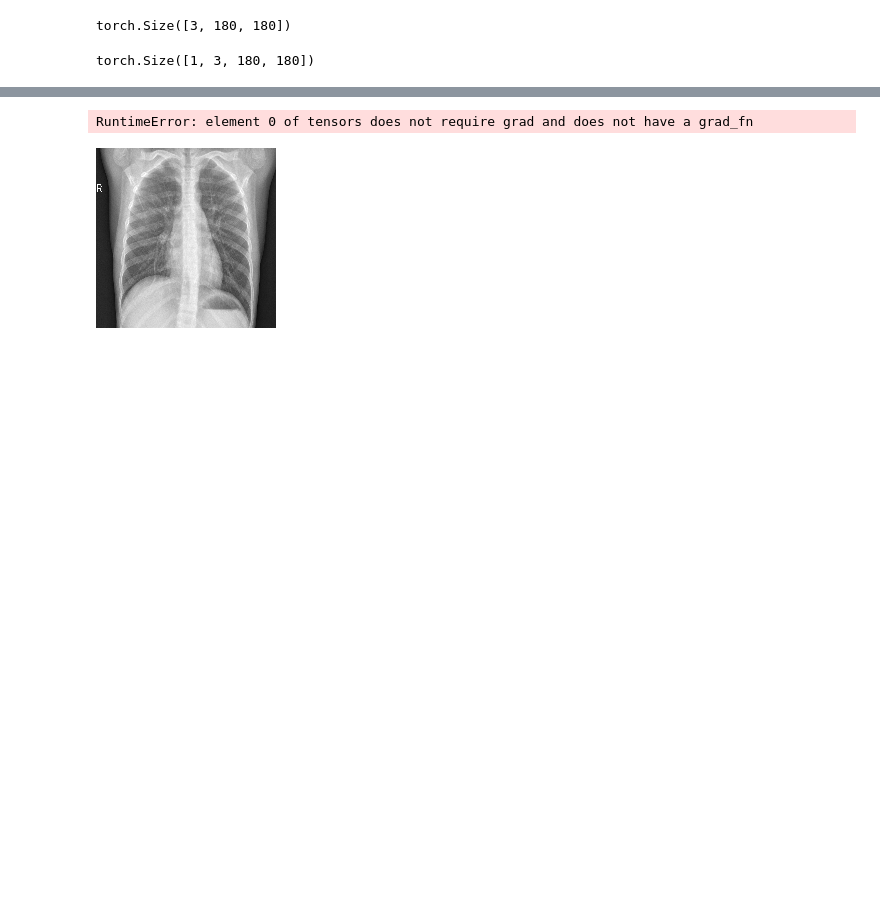
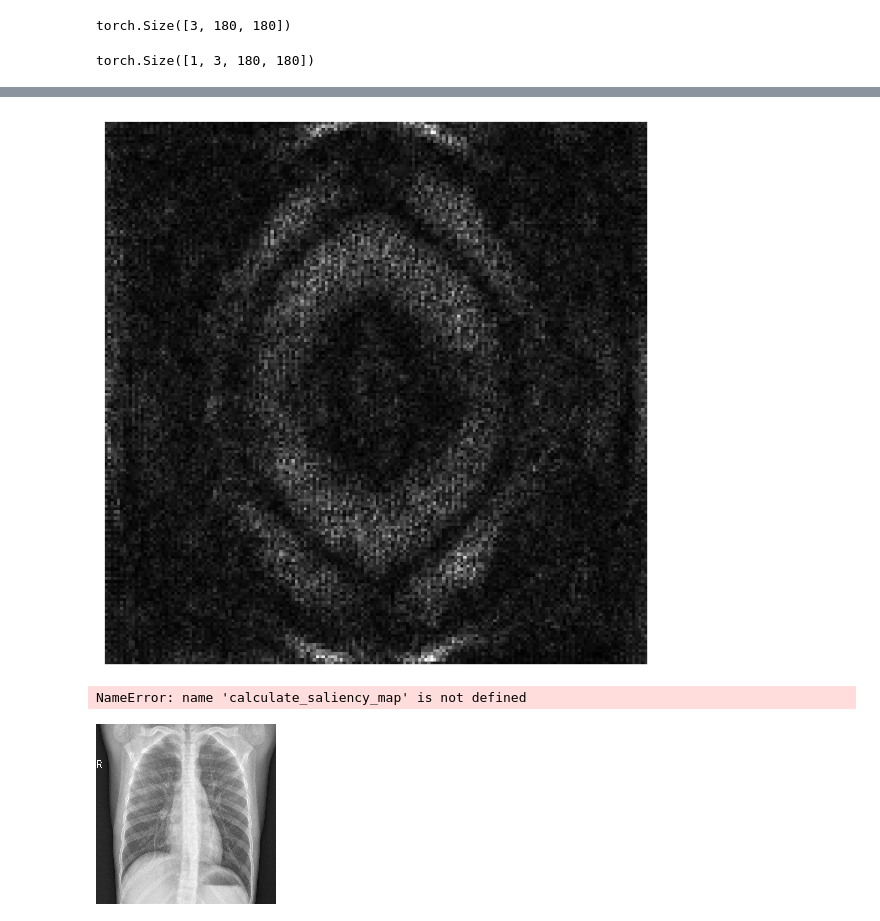
Before and after one commit to dissgod99/Chest-XRay-CNN-Project, a Jupyter notebook: notebook_test.ipynb, the cells around one changed output, grey strips where cells are left out. Saved outputs shown, nothing was run; the diff lists cells and outputs as text; code cells hidden in the pictures; blank space fills up the shorter version.

```diff
--- a/notebook_test.ipynb
+++ b/notebook_test.ipynb
@@ -126,7 +155,18 @@ RuntimeError: element 0 of tensors does not require grad and does not have a gra
+# %%
+# Convert the saliency map to an RGB image
+saliency_map_rgb = cv2.cvtColor((saliency_map * 255).astype(np.uint8), cv2.COLOR_GRAY2RGB)
+
+# Display the saliency map using matplotlib
+plt.figure(figsize=(8, 8))
+plt.imshow(saliency_map_rgb)
+plt.axis('off')
+plt.show()
+# %% [output]
+[figure, added]
 # %%
-saliency_map = calculate_saliency_map(transformed_image, model)
+saliency_map1 = calculate_saliency_map(transformed_image, model)
 # %% [output]
-RuntimeError: element 0 of tensors does not require grad and does not have a grad_fn
+NameError: name 'calculate_saliency_map' is not defined
 # %%
 display(img_rgb)
 # %% [output]
```
Also changed, not shown: parts of 7 cells of this notebook.
